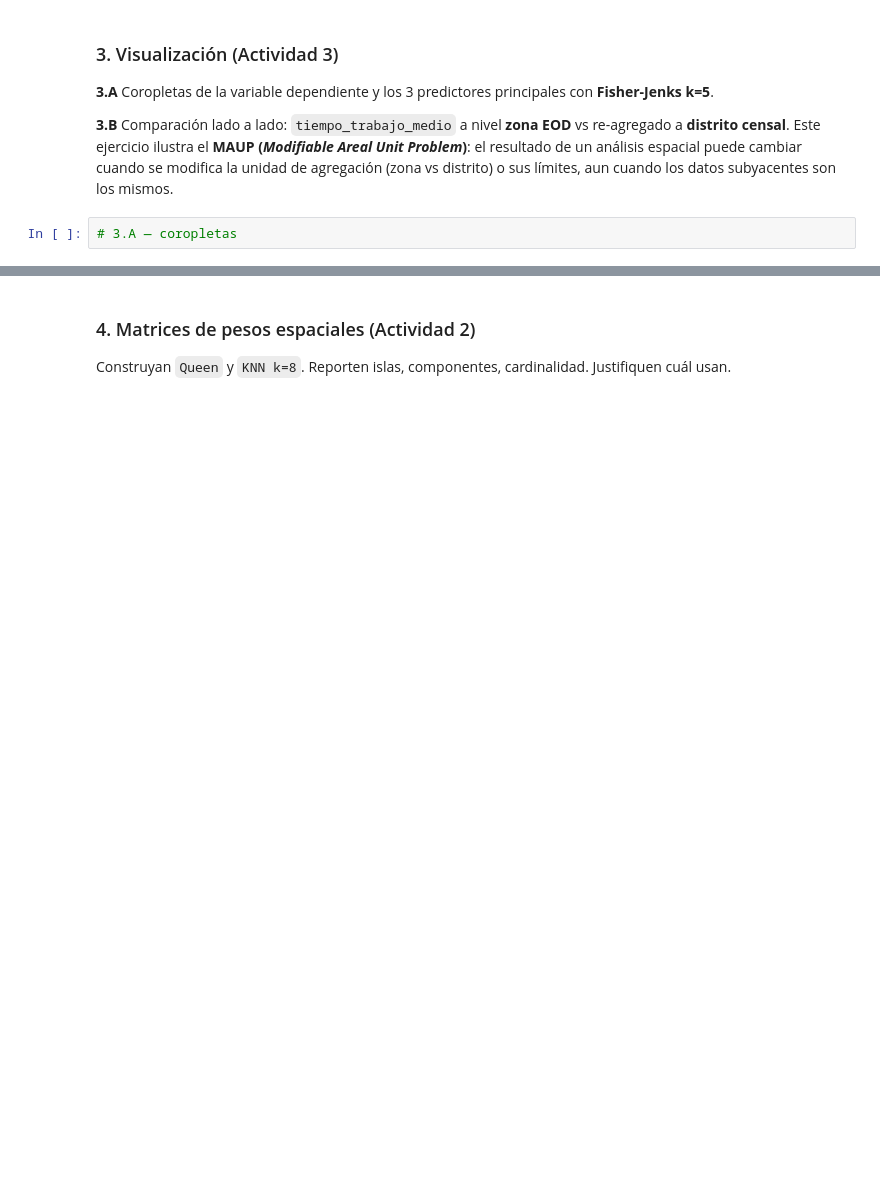
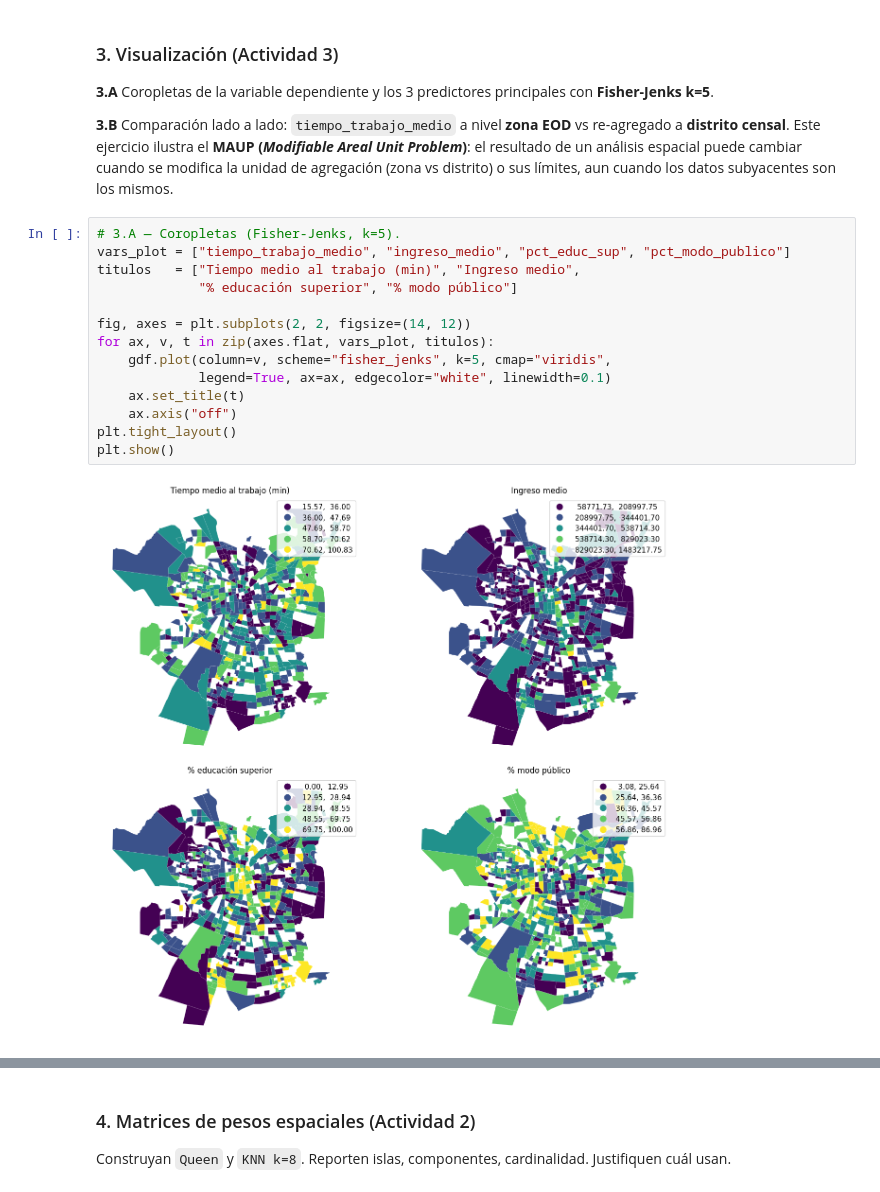
Before and after one commit to DiegoCisternas/Analisis-de-Datos-Espaciales-INF497, a Jupyter notebook: 09_tarea1_enunciado.ipynb, the cells around one changed output, grey strips where cells are left out. Drawn from its saved outputs; the diff is of its cells as text; blank space fills up the shorter version.

```diff
--- a/09_tarea1_enunciado.ipynb
+++ b/09_tarea1_enunciado.ipynb
@@ -206,5 +289,19 @@ display(gdf)
 
 **3.B** Comparación lado a lado: `tiempo_trabajo_medio` a nivel **zona EOD** vs re-agregado a **distrito censal**. Este ejercicio ilustra el **MAUP (*Modifiable Areal Unit Problem*)**: el resultado de un análisis espacial puede cambiar cuando se modifica la unidad de agregación (zona vs distrito) o sus límites, aun cuando los datos subyacentes son los mismos.
 # %%
-# 3.A — coropletas
+# 3.A — Coropletas (Fisher-Jenks, k=5).
+vars_plot = ["tiempo_trabajo_medio", "ingreso_medio", "pct_educ_sup", "pct_modo_publico"]
+titulos   = ["Tiempo medio al trabajo (min)", "Ingreso medio",
+             "% educación superior", "% modo público"]
+
+fig, axes = plt.subplots(2, 2, figsize=(14, 12))
+for ax, v, t in zip(axes.flat, vars_plot, titulos):
+    gdf.plot(column=v, scheme="fisher_jenks", k=5, cmap="viridis",
+             legend=True, ax=ax, edgecolor="white", linewidth=0.1)
+    ax.set_title(t)
+    ax.axis("off")
+plt.tight_layout()
+plt.show()
+# %% [output]
+[figure, added]
 # %%
```
Also changed, not shown: parts of 39 cells of this notebook.
